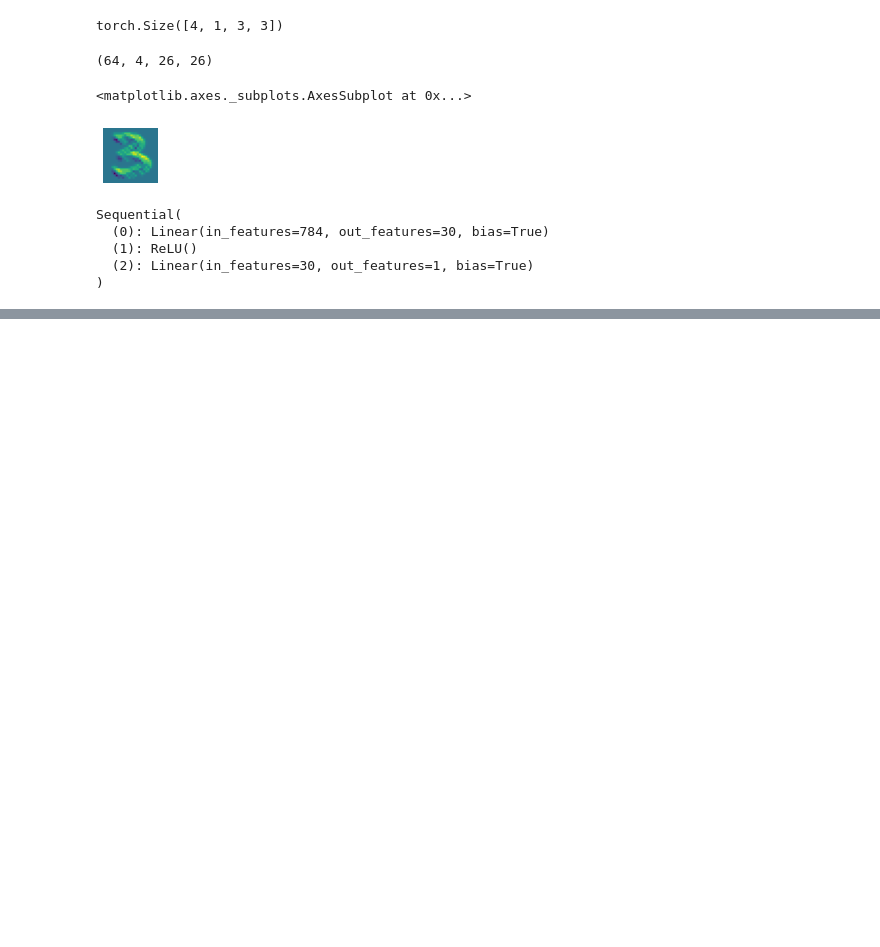
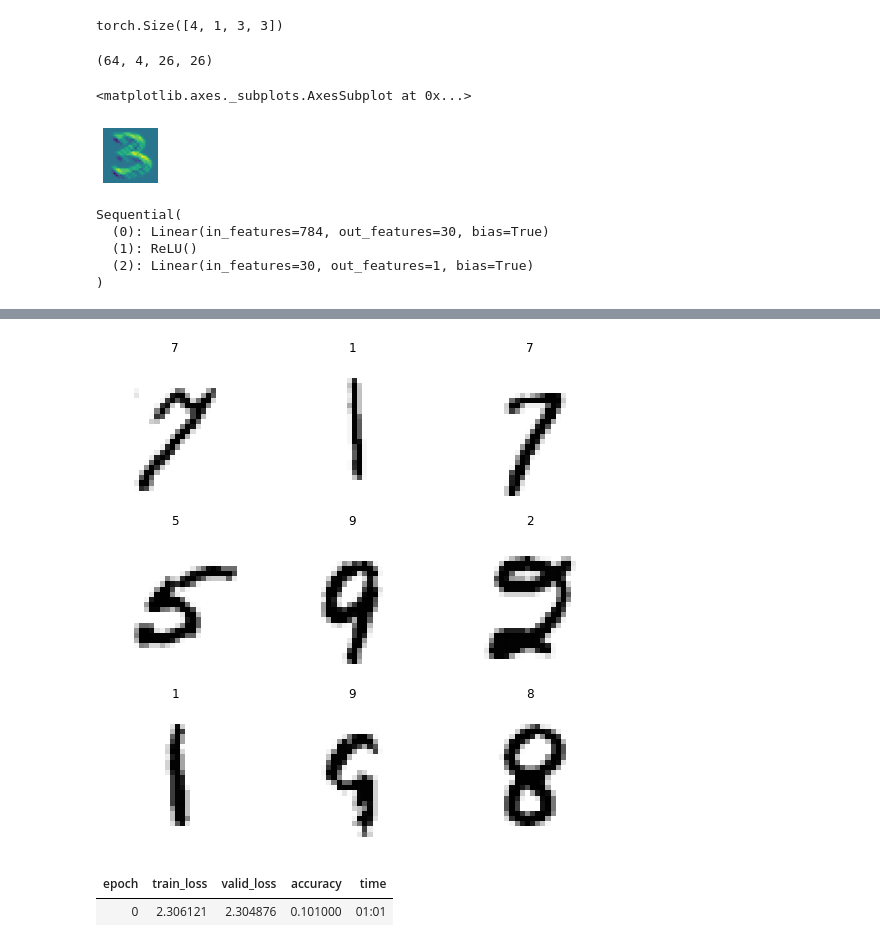
Before and after one commit to george-kan/fastai, a Jupyter notebook: Chapter13/Chapter_13_notes.ipynb, the cells around one changed output, grey strips where cells are left out. Drawn from its saved outputs; the diff is of its cells as text; code cells hidden in the pictures; blank space fills up the shorter version.

```diff
--- a/Chapter13/Chapter_13_notes.ipynb
+++ b/Chapter13/Chapter_13_notes.ipynb
@@ -167,0 +259,2 @@ def conv(ni, nf, ks=3, act=True):
+# %%
+path = untar_data(URLs.MNIST)
@@ -167,0 +263,13 @@ def conv(ni, nf, ks=3, act=True):
+# %%
+def get_dls(bs = 64):
+    return DataBlock(blocks = (ImageBlock(cls=PILImageBW), CategoryBlock),
+              get_items = get_image_files,
+              splitter = GrandparentSplitter('training', 'testing'),
+              get_y = parent_label,
+              batch_tfms = Normalize()).dataloaders(path, bs = bs)
+# %%
+dls = get_dls()
+# %%
+dls.show_batch()
+# %% [output]
+[figure, added]
@@ -167,0 +295,11 @@ def conv(ni, nf, ks=3, act=True):
+# %%
+def fit(epochs=1):
+    learn = Learner(dls, simple_cnn(), loss_func=F.cross_entropy,
+                    metrics=accuracy, cbs=ActivationStats(with_hist=True))
+    learn.fit(epochs, 0.06)
+    return learn
+
+learn = fit()
+# %% [output]
+| epoch | train_loss | valid_loss | accuracy | time |
+| 0 | 2.306121 | 2.304876 | 0.101000 | 01:01 |
```
Also changed, not shown: parts of 18 cells of this notebook.
